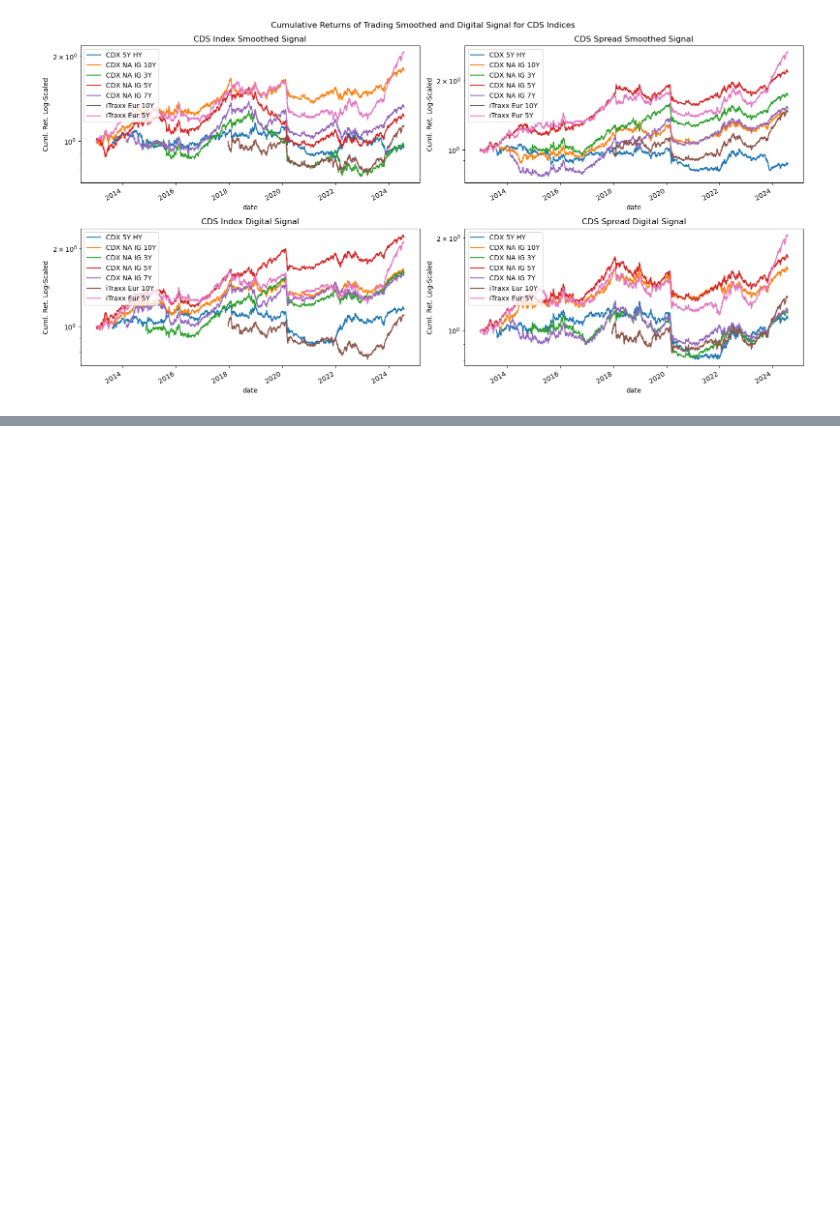
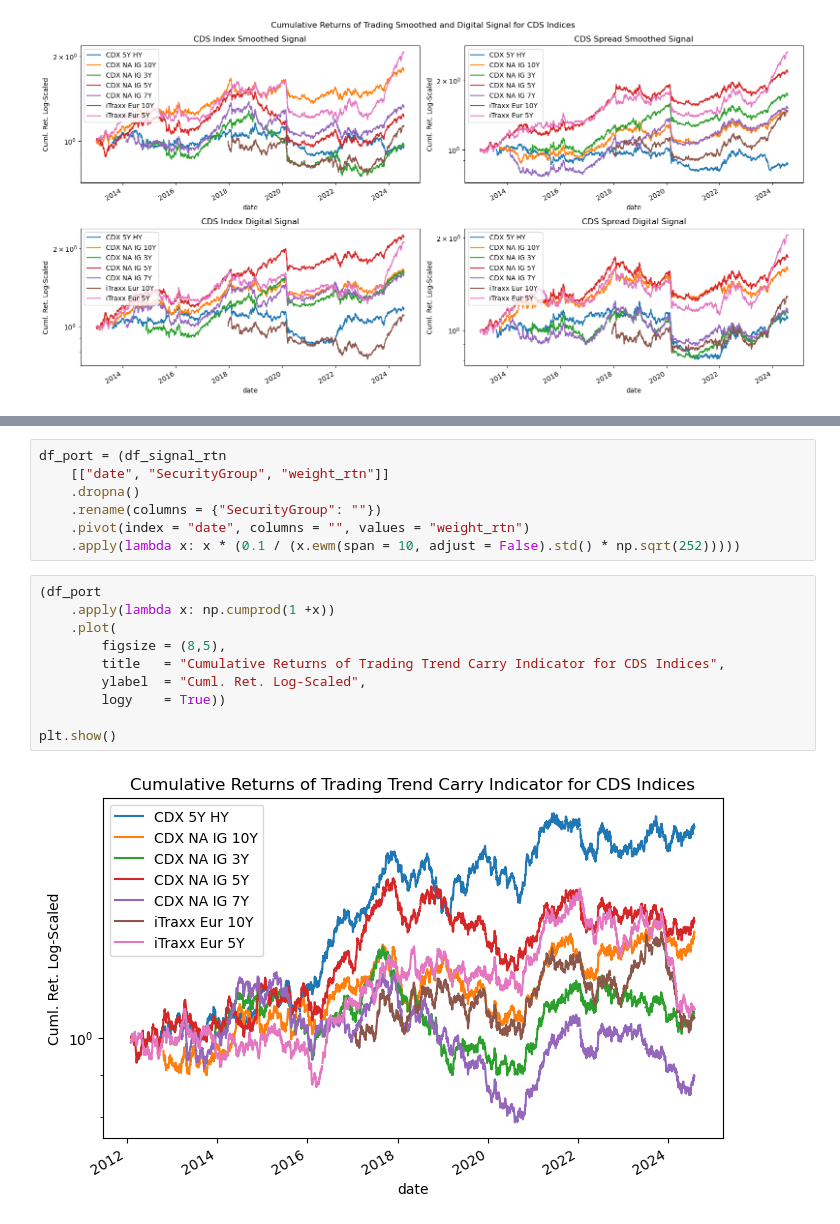
Before and after one commit to diegodalvarez/TrendSystem, a Jupyter notebook: Research/Writeups/SocieteGeneraleCreditIndices.ipynb, the cells around one changed output, grey strips where cells are left out. Drawn from its saved outputs; the diff is of its cells as text; blank space fills up the shorter version.

Commit message:
trend carry indicator

```diff
--- a/Research/Writeups/SocieteGeneraleCreditIndices.ipynb
+++ b/Research/Writeups/SocieteGeneraleCreditIndices.ipynb
@@ -544,0 +610,19 @@ plt.tight_layout()
+# %%
+df_port = (df_signal_rtn
+    [["date", "SecurityGroup", "weight_rtn"]]
+    .dropna()
+    .rename(columns = {"SecurityGroup": ""})
+    .pivot(index = "date", columns = "", values = "weight_rtn")
+    .apply(lambda x: x * (0.1 / (x.ewm(span = 10, adjust = False).std() * np.sqrt(252)))))
+# %%
+(df_port
+    .apply(lambda x: np.cumprod(1 +x))
+    .plot(
+        figsize = (8,5),
+        title   = "Cumulative Returns of Trading Trend Carry Indicator for CDS Indices",
+        ylabel  = "Cuml. Ret. Log-Scaled",
+        logy    = True))
+
+plt.show()
+# %% [output]
+[figure, added]
```
Also changed, not shown: parts of 3 cells of this notebook.
